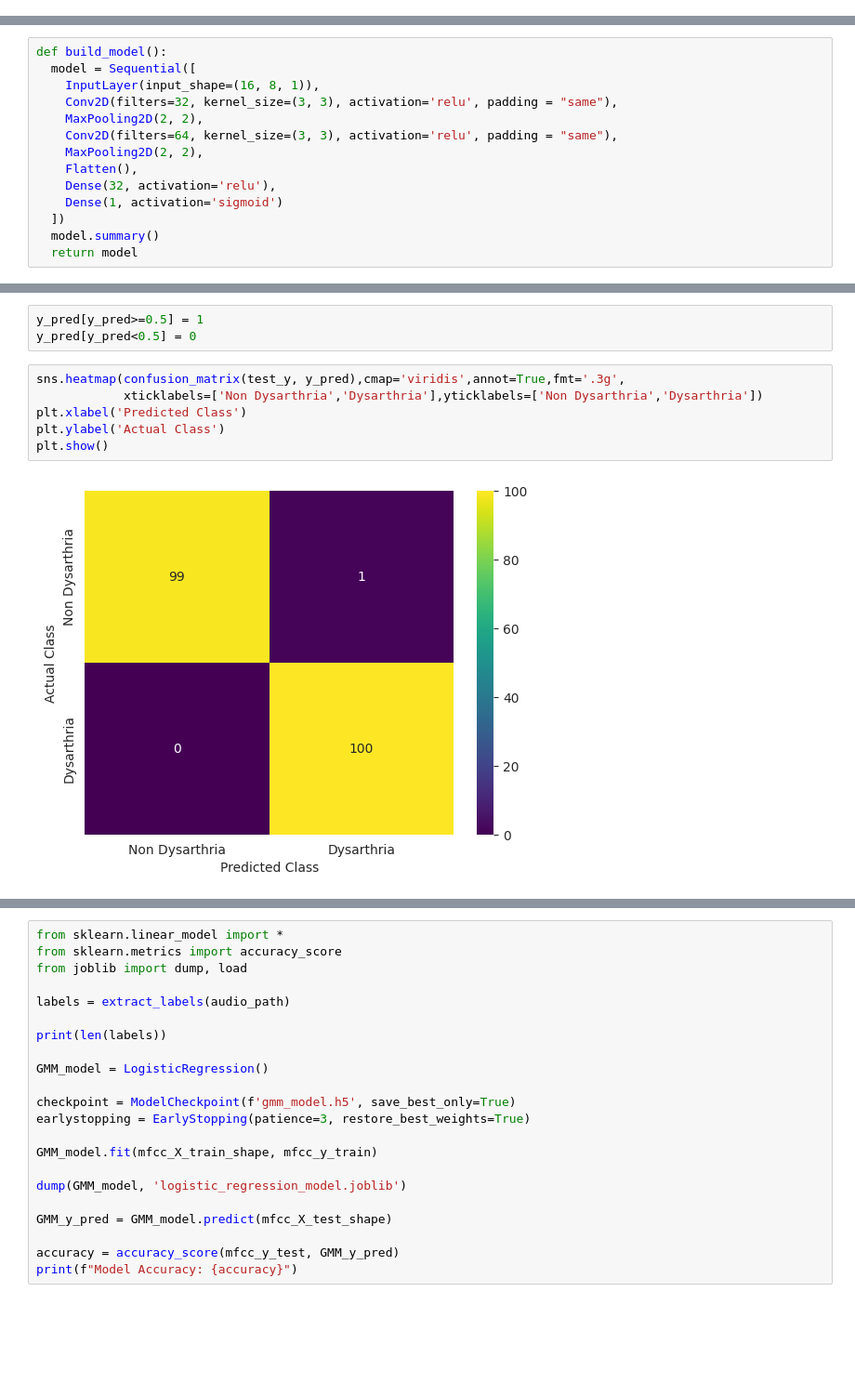
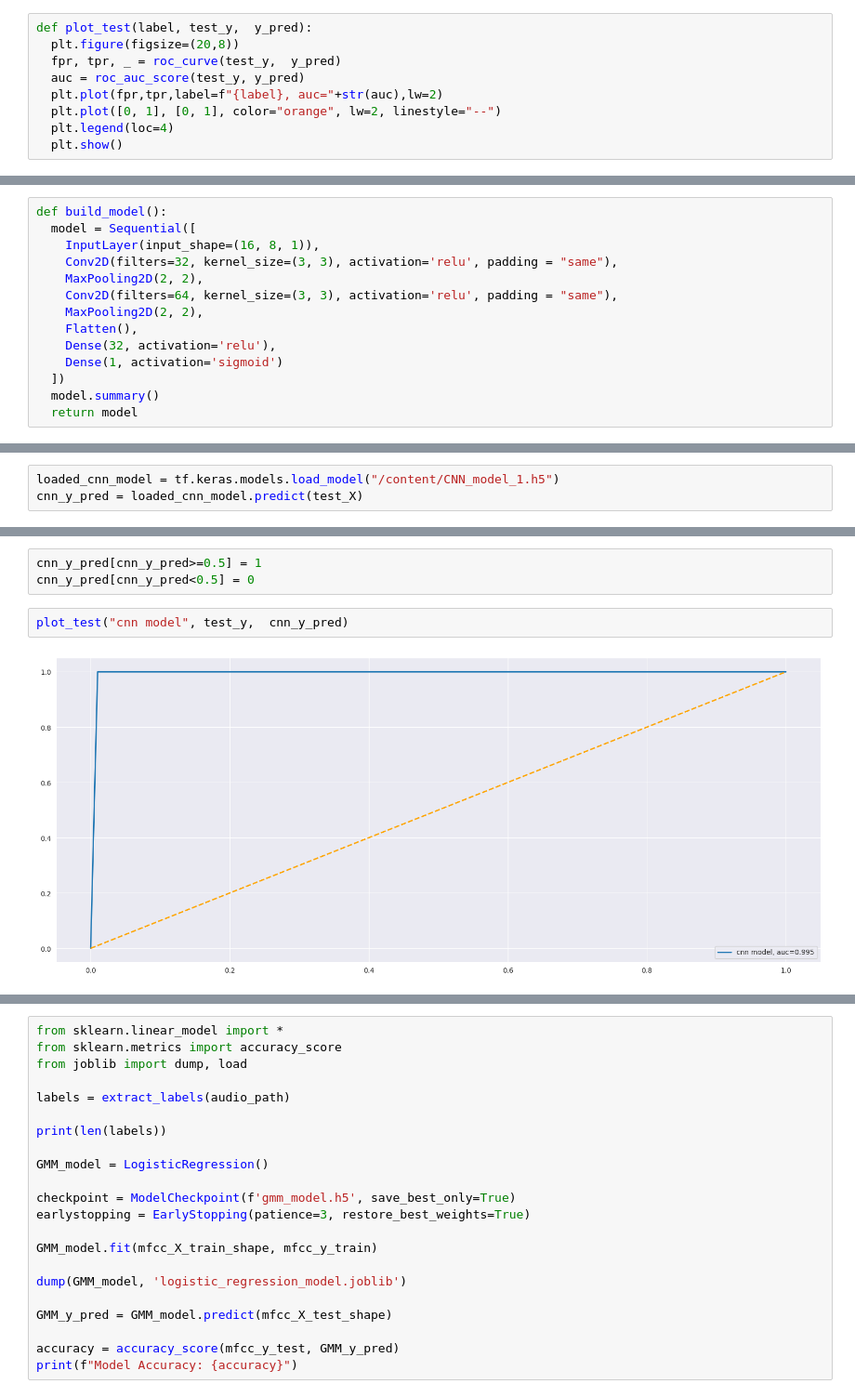
Before and after one commit to Sanmitha-Sadhishkumar/Dysarthria-detection, a Jupyter notebook: Dysarthria_detection.ipynb, the cells around one changed output, grey strips where cells are left out. Shown at 93% size. Drawn from its saved outputs; the diff is of its cells as text; blank space fills up the shorter version.

```diff
--- a/Dysarthria_detection.ipynb
+++ b/Dysarthria_detection.ipynb
@@ -343,0 +423,9 @@ test_X = test_X.reshape(-1,16,8,1)
+# %%
+def plot_test(label, test_y,  y_pred):
+  plt.figure(figsize=(20,8))
+  fpr, tpr, _ = roc_curve(test_y,  y_pred)
+  auc = roc_auc_score(test_y, y_pred)
+  plt.plot(fpr,tpr,label=f"{label}, auc="+str(auc),lw=2)
+  plt.plot([0, 1], [0, 1], color="orange", lw=2, linestyle="--")
+  plt.legend(loc=4)
+  plt.show()
@@ -505,0 +490,3 @@ plt.show()
+# %%
+loaded_cnn_model = tf.keras.models.load_model("/content/CNN_model_1.h5")
+cnn_y_pred = loaded_cnn_model.predict(test_X)
@@ -506,11 +495,7 @@ plt.show()
 # %%
-y_pred[y_pred>=0.5] = 1
-y_pred[y_pred<0.5] = 0
+cnn_y_pred[cnn_y_pred>=0.5] = 1
+cnn_y_pred[cnn_y_pred<0.5] = 0
-# %%
-sns.heatmap(confusion_matrix(test_y, y_pred),cmap='viridis',annot=True,fmt='.3g',
-            xticklabels=['Non Dysarthria','Dysarthria'],yticklabels=['Non Dysarthria','Dysarthria'])
-plt.xlabel('Predicted Class')
-plt.ylabel('Actual Class')
-plt.show()
-# %% [output]
-[figure, removed]
+# %%
+plot_test("cnn model", test_y,  cnn_y_pred)
+# %% [output]
+[figure, added]
```
Also changed, not shown: parts of 37 cells of this notebook, 10 other files.
